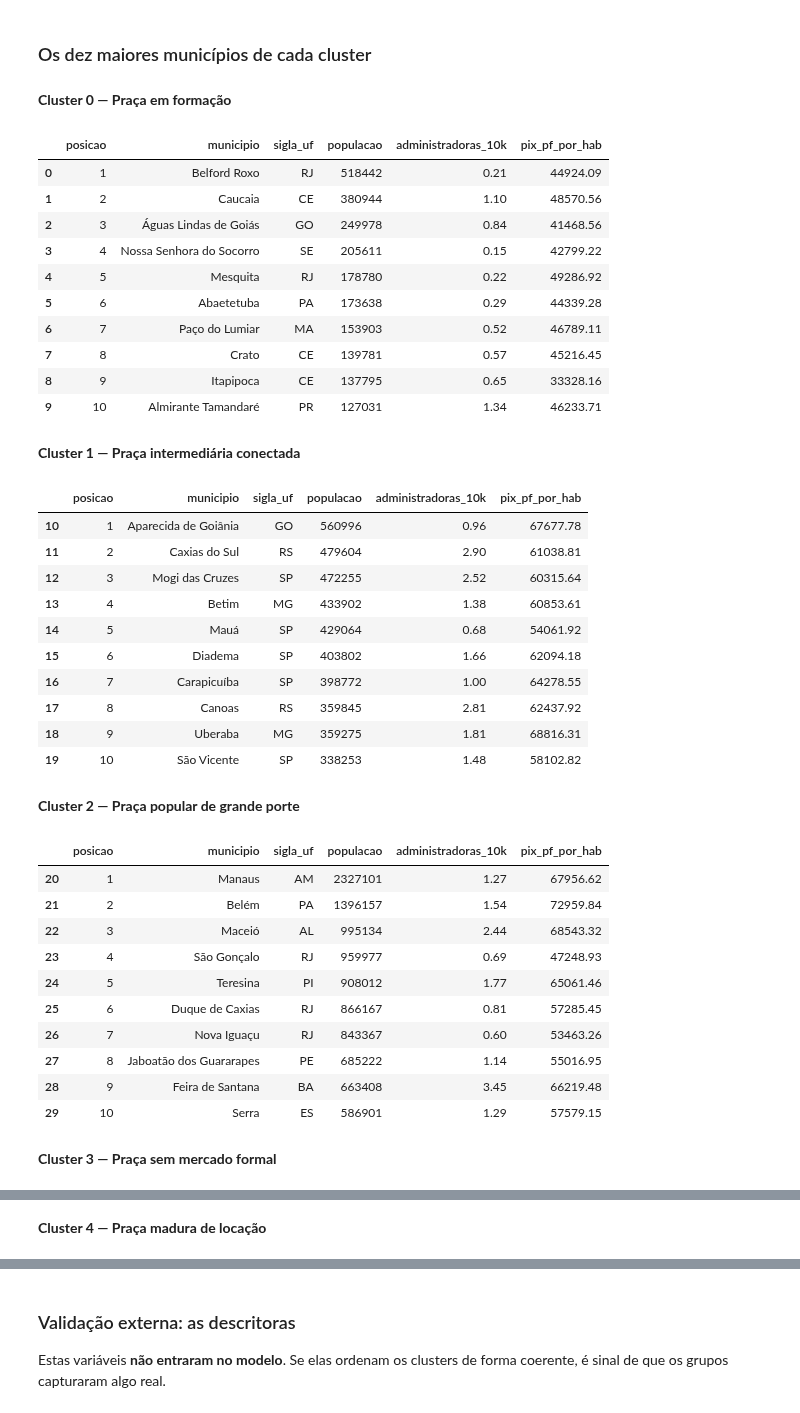
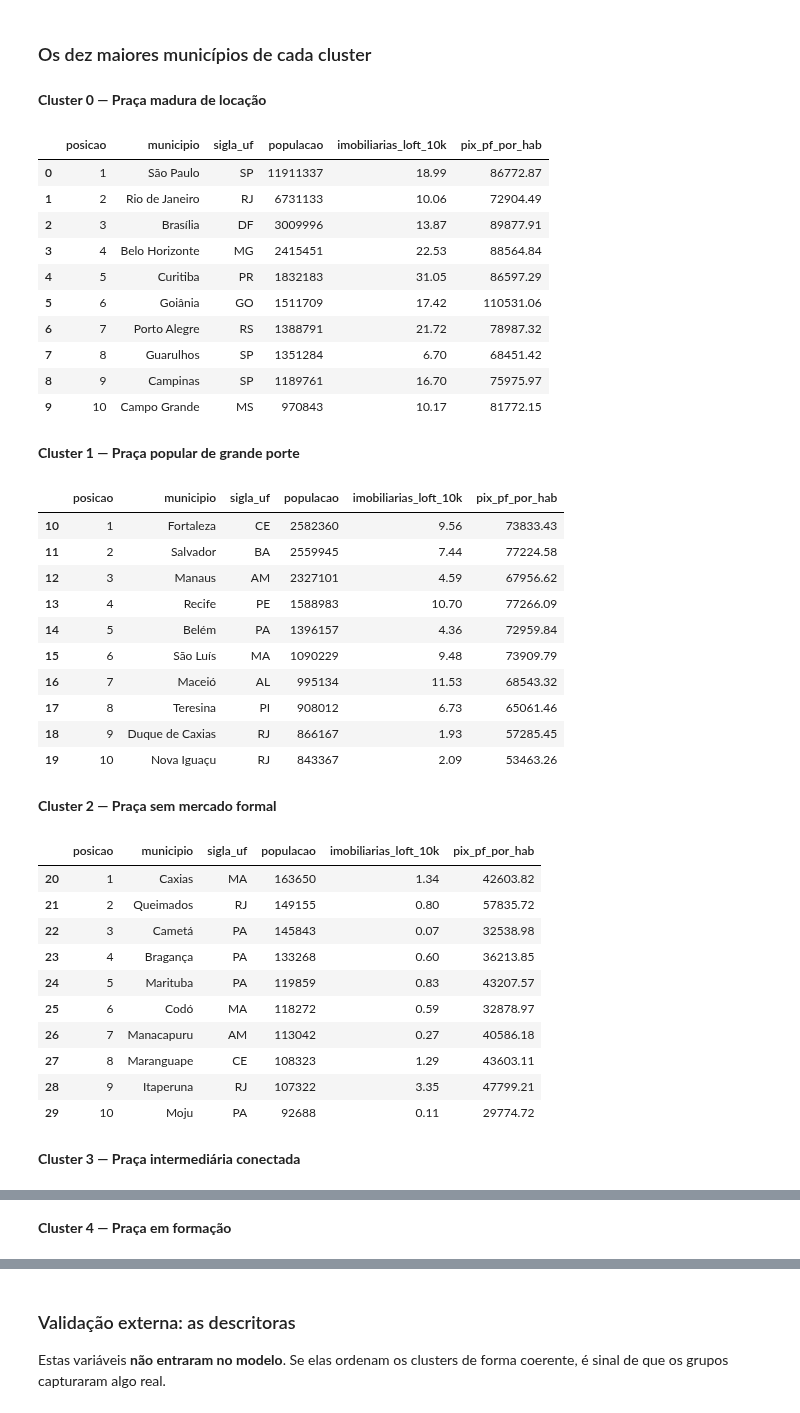
Before and after one commit to VictorGarcia25/ibmecPCDV20261_victor_lucas_beatriz_ravi, a Jupyter notebook: notebooks/02_poc_clusterizacao.ipynb, the cells around one changed output, grey strips where cells are left out. Saved outputs shown, nothing was run; the diff lists cells and outputs as text; code cells hidden in the pictures.

Commit message:
Atualiza resultados, relatorio e notebook com o feedback da Loft

```diff
--- a/notebooks/02_poc_clusterizacao.ipynb
+++ b/notebooks/02_poc_clusterizacao.ipynb
@@ -313,46 +614,47 @@ figura('10_mapa_de_decisao')
 # %% [markdown]
 ### Os dez maiores municípios de cada cluster
 # %%
+# Os 10 maiores municípios de cada tipo de praça, para reconhecer o grupo pelos nomes.
 top = tabela('18_top_municipios')
 for c in sorted(top.cluster.unique()):
     nome = tabela('22_valor_para_a_loft').set_index('cluster').loc[c,'nome']
     display(Markdown(f'**Cluster {c} — {nome}**'))
-    display(top[top.cluster==c][['posicao','municipio','sigla_uf','populacao','administradoras_10k','pix_pf_por_hab']])
+    display(top[top.cluster==c][['posicao','municipio','sigla_uf','populacao','imobiliarias_loft_10k','pix_pf_por_hab']])
 # %% [output]
-**Cluster 0 — Praça em formação**
+**Cluster 0 — Praça madura de locação**
-|  | posicao | municipio | sigla_uf | populacao | administradoras_10k | pix_pf_por_hab |
-| 0 | 1 | Belford Roxo | RJ | 518442 | 0.21 | 44924.09 |
-| 1 | 2 | Caucaia | CE | 380944 | 1.10 | 48570.56 |
-| 2 | 3 | Águas Lindas de Goiás | GO | 249978 | 0.84 | 41468.56 |
-| 3 | 4 | Nossa Senhora do Socorro | SE | 205611 | 0.15 | 42799.22 |
-| 4 | 5 | Mesquita | RJ | 178780 | 0.22 | 49286.92 |
-| 5 | 6 | Abaetetuba | PA | 173638 | 0.29 | 44339.28 |
-| 6 | 7 | Paço do Lumiar | MA | 153903 | 0.52 | 46789.11 |
-| 7 | 8 | Crato | CE | 139781 | 0.57 | 45216.45 |
-| 8 | 9 | Itapipoca | CE | 137795 | 0.65 | 33328.16 |
-| 9 | 10 | Almirante Tamandaré | PR | 127031 | 1.34 | 46233.71 |
+|  | posicao | municipio | sigla_uf | populacao | imobiliarias_loft_10k | pix_pf_por_hab |
+| 0 | 1 | São Paulo | SP | 11911337 | 18.99 | 86772.87 |
+| 1 | 2 | Rio de Janeiro | RJ | 6731133 | 10.06 | 72904.49 |
+| 2 | 3 | Brasília | DF | 3009996 | 13.87 | 89877.91 |
+| 3 | 4 | Belo Horizonte | MG | 2415451 | 22.53 | 88564.84 |
+| 4 | 5 | Curitiba | PR | 1832183 | 31.05 | 86597.29 |
+| 5 | 6 | Goiânia | GO | 1511709 | 17.42 | 110531.06 |
+| 6 | 7 | Porto Alegre | RS | 1388791 | 21.72 | 78987.32 |
+| 7 | 8 | Guarulhos | SP | 1351284 | 6.70 | 68451.42 |
+| 8 | 9 | Campinas | SP | 1189761 | 16.70 | 75975.97 |
+| 9 | 10 | Campo Grande | MS | 970843 | 10.17 | 81772.15 |
-**Cluster 1 — Praça intermediária conectada**
+**Cluster 1 — Praça popular de grande porte**
-|  | posicao | municipio | sigla_uf | populacao | administradoras_10k | pix_pf_por_hab |
-| 10 | 1 | Aparecida de Goiânia | GO | 560996 | 0.96 | 67677.78 |
-| 11 | 2 | Caxias do Sul | RS | 479604 | 2.90 | 61038.81 |
-| 12 | 3 | Mogi das Cruzes | SP | 472255 | 2.52 | 60315.64 |
-| 13 | 4 | Betim | MG | 433902 | 1.38 | 60853.61 |
-| 14 | 5 | Mauá | SP | 429064 | 0.68 | 54061.92 |
-| 15 | 6 | Diadema | SP | 403802 | 1.66 | 62094.18 |
-| 16 | 7 | Carapicuíba | SP | 398772 | 1.00 | 64278.55 |
-| 17 | 8 | Canoas | RS | 359845 | 2.81 | 62437.92 |
-| 18 | 9 | Uberaba | MG | 359275 | 1.81 | 68816.31 |
-| 19 | 10 | São Vicente | SP | 338253 | 1.48 | 58102.82 |
+|  | posicao | municipio | sigla_uf | populacao | imobiliarias_loft_10k | pix_pf_por_hab |
+| 10 | 1 | Fortaleza | CE | 2582360 | 9.56 | 73833.43 |
+| 11 | 2 | Salvador | BA | 2559945 | 7.44 | 77224.58 |
+| 12 | 3 | Manaus | AM | 2327101 | 4.59 | 67956.62 |
+| 13 | 4 | Recife | PE | 1588983 | 10.70 | 77266.09 |
+| 14 | 5 | Belém | PA | 1396157 | 4.36 | 72959.84 |
+| 15 | 6 | São Luís | MA | 1090229 | 9.48 | 73909.79 |
+| 16 | 7 | Maceió | AL | 995134 | 11.53 | 68543.32 |
+| 17 | 8 | Teresina | PI | 908012 | 6.73 | 65061.46 |
+| 18 | 9 | Duque de Caxias | RJ | 866167 | 1.93 | 57285.45 |
+| 19 | 10 | Nova Iguaçu | RJ | 843367 | 2.09 | 53463.26 |
-**Cluster 2 — Praça popular de grande porte**
+**Cluster 2 — Praça sem mercado formal**
-|  | posicao | municipio | sigla_uf | populacao | administradoras_10k | pix_pf_por_hab |
-| 20 | 1 | Manaus | AM | 2327101 | 1.27 | 67956.62 |
-| 21 | 2 | Belém | PA | 1396157 | 1.54 | 72959.84 |
-| 22 | 3 | Maceió | AL | 995134 | 2.44 | 68543.32 |
-| 23 | 4 | São Gonçalo | RJ | 959977 | 0.69 | 47248.93 |
-| 24 | 5 | Teresina | PI | 908012 | 1.77 | 65061.46 |
-| 25 | 6 | Duque de Caxias | RJ | 866167 | 0.81 | 57285.45 |
-| 26 | 7 | Nova Iguaçu | RJ | 843367 | 0.60 | 53463.26 |
-| 27 | 8 | Jaboatão dos Guararapes | PE | 685222 | 1.14 | 55016.95 |
-| 28 | 9 | Feira de Santana | BA | 663408 | 3.45 | 66219.48 |
-| 29 | 10 | Serra | ES | 586901 | 1.29 | 57579.15 |
+|  | posicao | municipio | sigla_uf | populacao | imobiliarias_loft_10k | pix_pf_por_hab |
+| 20 | 1 | Caxias | MA | 163650 | 1.34 | 42603.82 |
+| 21 | 2 | Queimados | RJ | 149155 | 0.80 | 57835.72 |
+| 22 | 3 | Cametá | PA | 145843 | 0.07 | 32538.98 |
+| 23 | 4 | Bragança | PA | 133268 | 0.60 | 36213.85 |
+| 24 | 5 | Marituba | PA | 119859 | 0.83 | 43207.57 |
+| 25 | 6 | Codó | MA | 118272 | 0.59 | 32878.97 |
+| 26 | 7 | Manacapuru | AM | 113042 | 0.27 | 40586.18 |
+| 27 | 8 | Maranguape | CE | 108323 | 1.29 | 43603.11 |
+| 28 | 9 | Itaperuna | RJ | 107322 | 3.35 | 47799.21 |
+| 29 | 10 | Moju | PA | 92688 | 0.11 | 29774.72 |
-**Cluster 3 — Praça sem mercado formal**
+**Cluster 3 — Praça intermediária conectada**
@@ -370 +672 @@ for c in sorted(top.cluster.unique()):
-**Cluster 4 — Praça madura de locação**
+**Cluster 4 — Praça em formação**
```
Also changed, not shown: parts of 64 cells of this notebook, 41 other files.
